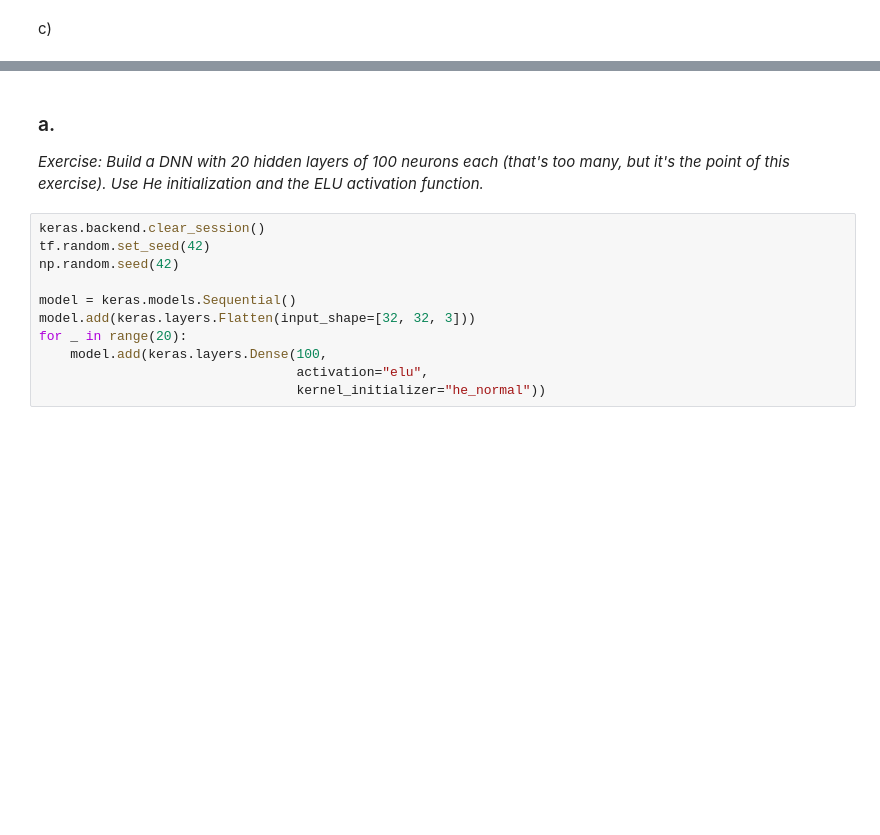
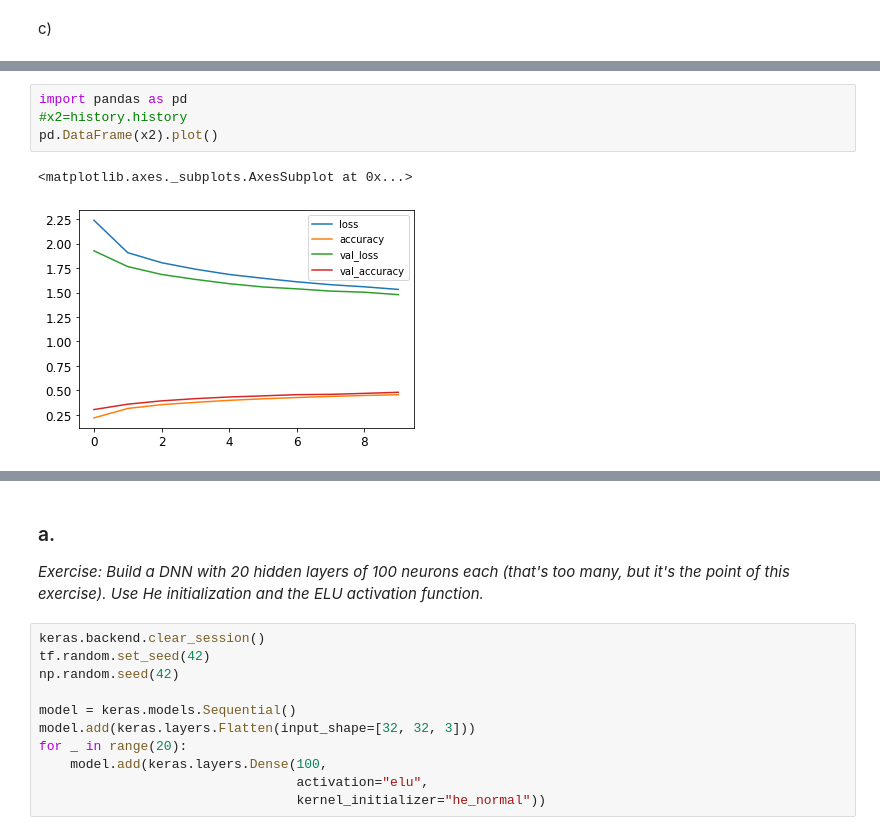
Before and after one commit to MiguelG26/Learning, a Jupyter notebook: Hands-On Machine Learning with Scikit-Learn and TensorFlow2/11_training_deep_neural_networks.ipynb, the cells around one changed output, grey strips where cells are left out. Saved outputs shown, nothing was run; the diff lists cells and outputs as text; blank space fills up the shorter version.

```diff
--- a/Hands-On Machine Learning with Scikit-Learn and TensorFlow2/11_training_deep_neural_networks.ipynb
+++ b/Hands-On Machine Learning with Scikit-Learn and TensorFlow2/11_training_deep_neural_networks.ipynb
@@ -1761,0 +1774,7 @@ KeyboardInterrupt: ignored
+# %%
+import pandas as pd
+#x2=history.history
+pd.DataFrame(x2).plot()
+# %% [output]
+<matplotlib.axes._subplots.AxesSubplot at 0x...>
+[figure, added]
```
Also changed, not shown: parts of 21 cells of this notebook.
